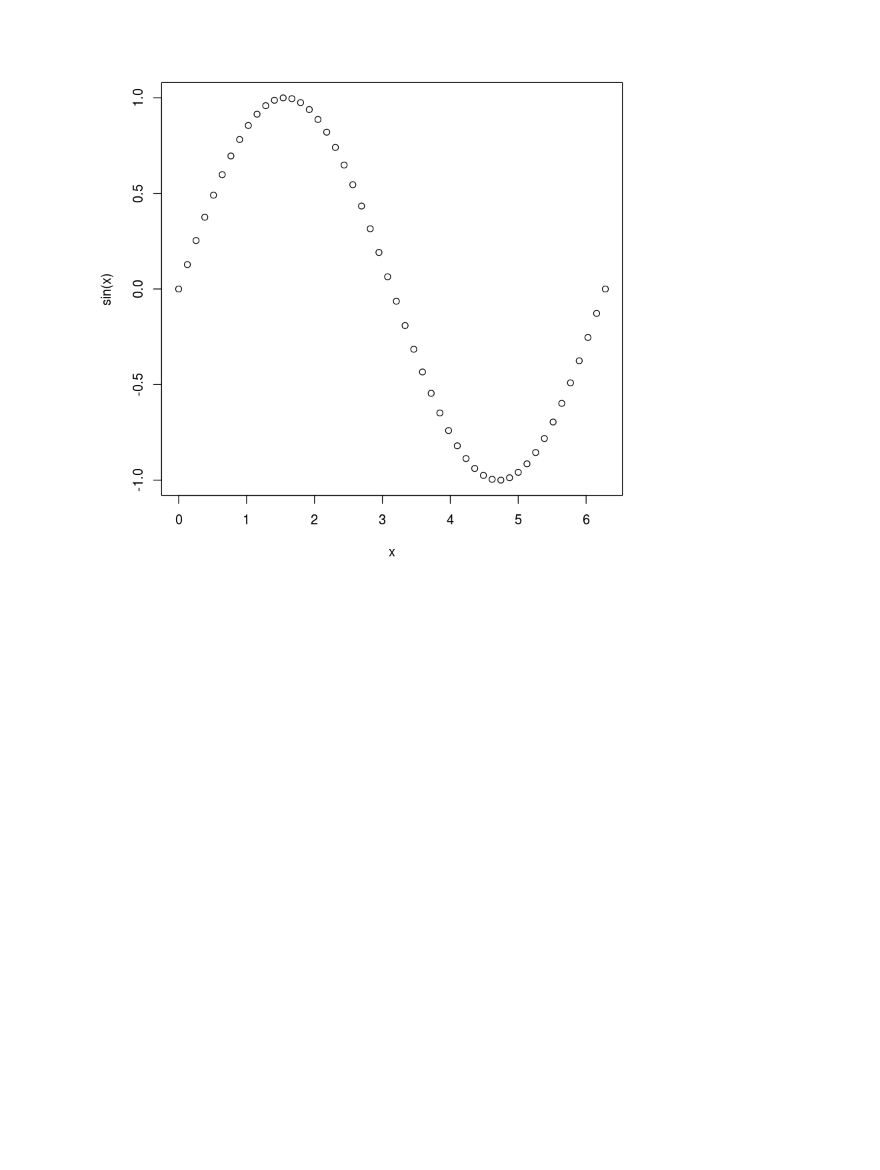
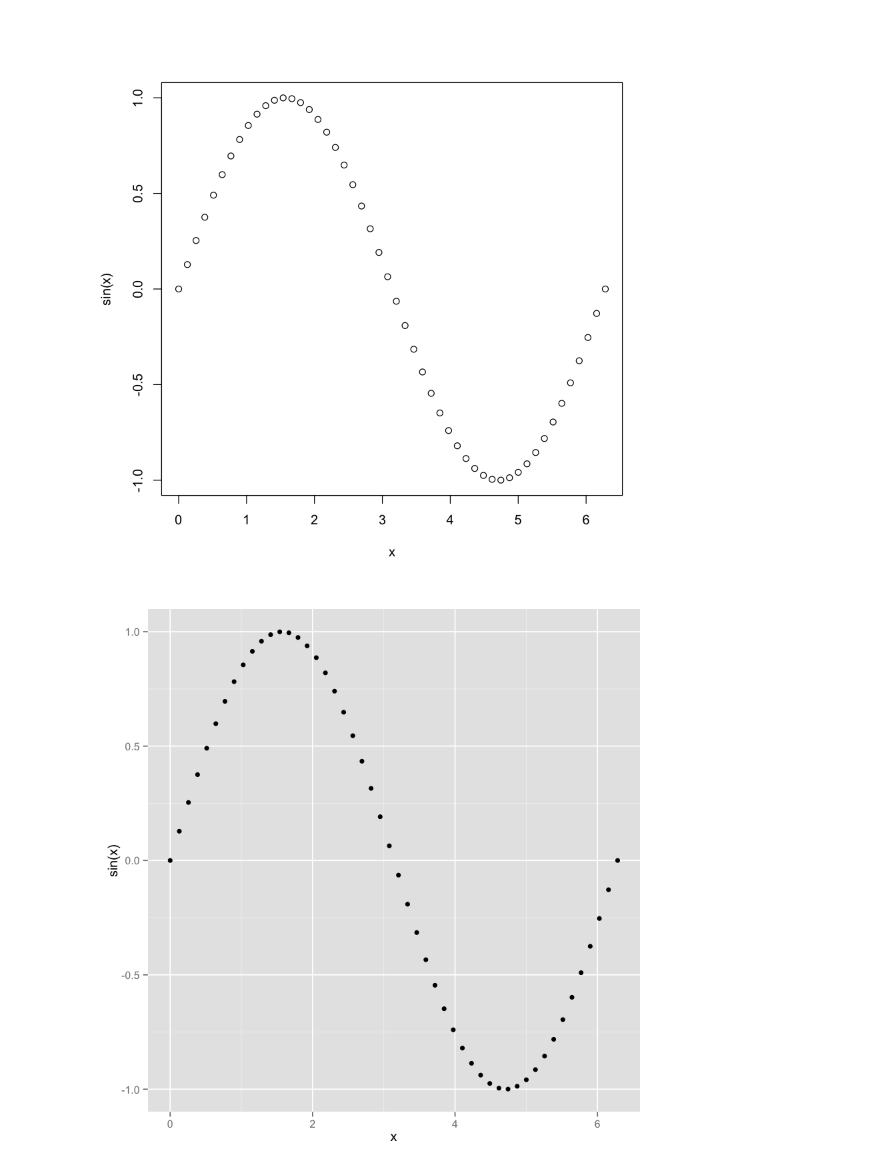
Before and after one commit to mikheyev/test-binder-r, a Jupyter notebook: index.ipynb, the cells around one changed output. Cells and saved outputs as stored; diff of their text form; code cells hidden in the pictures; blank space fills up the shorter version.

Commit message:
Add ggplot2 plot to notebook

```diff
--- a/index.ipynb
+++ b/index.ipynb
@@ -33,0 +36,4 @@ plot(x, sin(x))
+# %%
+qplot(x, sin(x))
+# %% [output]
+[figure, added]
```
Also changed, not shown: parts of 1 cell of this notebook.
